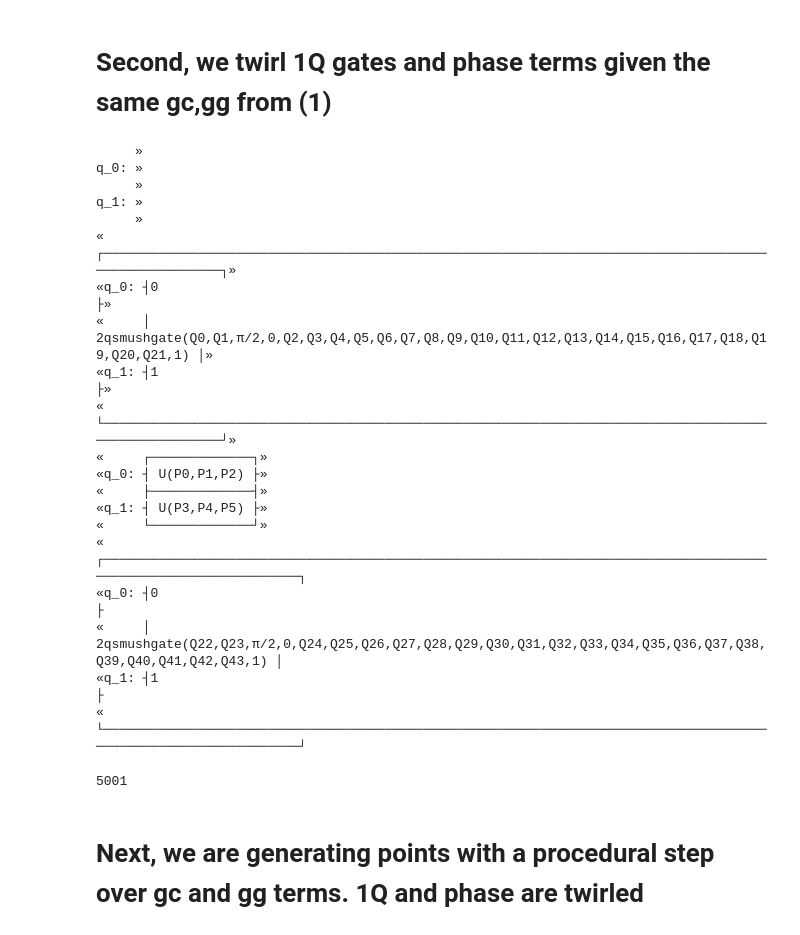
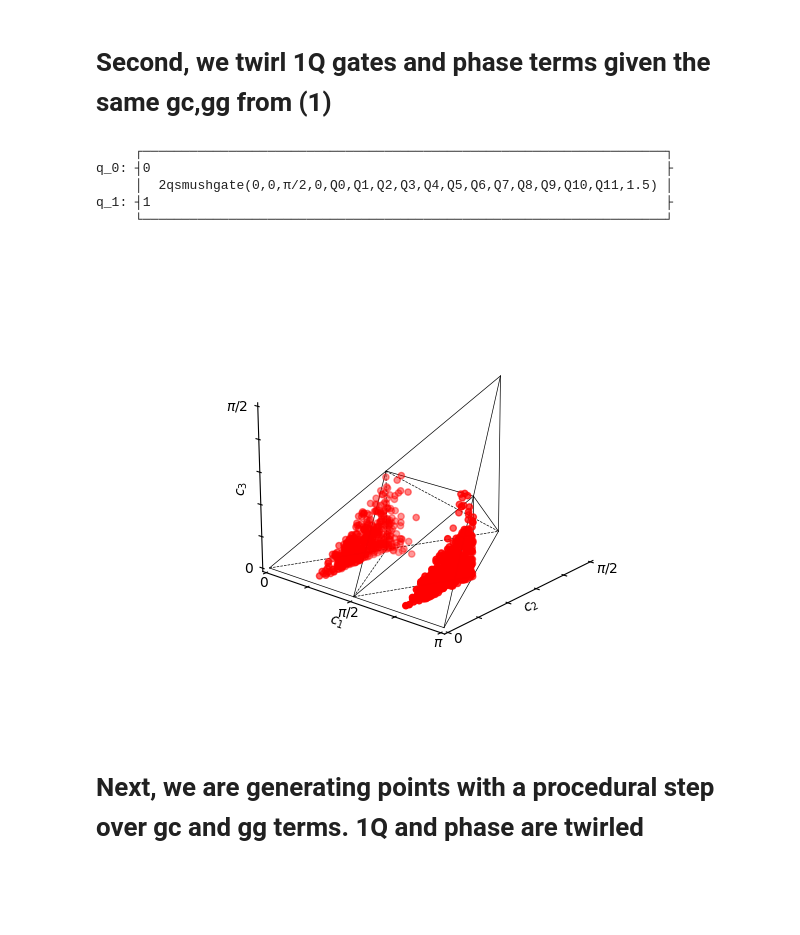
Before and after one commit to Pitt-JonesLab/slam_decomposition, a Jupyter notebook: slam/scripts/smush_volume.ipynb, the cells around one changed output. Cells and saved outputs as stored; diff of their text form; code cells hidden in the pictures; blank space fills up the shorter version.

```diff
--- a/slam/scripts/smush_volume.ipynb
+++ b/slam/scripts/smush_volume.ipynb
@@ -30,11 +30,11 @@ basis.build(1)
 #what is volume of 1.5 iswaps with smushed gates, vs 3 sqrts with out
 # can we make 1.8 pulse to 1.5 for swap
 # %%
-t = 1
-duration_1q = .1
-gc = np.pi/2
+t = 1.5
+duration_1q = .25
+gc = 1*np.pi/2
 gg = 0*np.pi/4
-bounds_1q = np.pi
+bounds_1q = 2*np.pi
 # %% [markdown]
 # First we twirl 1Q gates, gc and gg are given as parameters
 # %%
@@ -90,10 +90,14 @@ bounds_1q = np.pi
 from slam.utils.gates.custom_gates import ConversionGainSmushGate
 
 # NOTE first variable is tracking an offset (basically set it to 2 if counting the phase variables)
-p_expand = [2, round(t/duration_1q), round(t/duration_1q)]
+poffset = 0
+p_expand = [poffset, round(t/duration_1q), round(t/duration_1q)]
 # XXX turn p_expand into indices is tricky
 
-pp2 =lambda *vargs: ConversionGainSmushGate(vargs[0], vargs[1], gc, gg, vargs[2:2+round(t/duration_1q)], vargs[2+round(t/duration_1q):], t_el=t)
+if poffset == 0:
+    pp2 =lambda *vargs: ConversionGainSmushGate(0, 0, gc, gg, vargs[:round(t/duration_1q)], vargs[round(t/duration_1q):], t_el=t)
+else:
+    pp2 =lambda *vargs: ConversionGainSmushGate(vargs[0], vargs[1], gc, gg, vargs[poffset:poffset+round(t/duration_1q)], vargs[poffset+round(t/duration_1q):], t_el=t)
 #pp2 =lambda *vargs: ConversionGainSmushGate(0, 0, np.pi/2, 0, vargs[:round(t/du}ration_1q)], vargs[round(t/duration_1q):], t_el=t)
 
 # circuittemplate builds # of parameters by checking the number of parameters in the lambda function to build the gate
@@ -103,7 +107,7 @@ pp2 =lambda *vargs: ConversionGainSmushGate(vargs[0], vargs[1], gc, gg, vargs[2:
 # however, this will get really messy because we don't know which parameters are the vectors or not
 # be careful, this is going to be a mess :(
 basis = CircuitTemplateV2(n_qubits=2, base_gates=[pp2], no_exterior_1q=1, vz_only=0, param_vec_expand = p_expand)
-k=2
+k=1
 basis.build(k)
 #adding constraint of 1Q params need to be positive valued
 #this could be optional let's compare what happens if include it or not
@@ -114,51 +118,36 @@ basis.build(k)
 #basis.add_bound("Q0", 4*np.pi, 0)
 basis.circuit.draw()
 # %% [output]
-     »
-q_0: »
-     »
-q_1: »
-     »
-«     ┌─────────────────────────────────────────────────────────────────────────────────────────────────────┐»
-«q_0: ┤0                                                                                                    ├»
-«     │  2qsmushgate(Q0,Q1,π/2,0,Q2,Q3,Q4,Q5,Q6,Q7,Q8,Q9,Q10,Q11,Q12,Q13,Q14,Q15,Q16,Q17,Q18,Q19,Q20,Q21,1) │»
-«q_1: ┤1                                                                                                    ├»
-«     └─────────────────────────────────────────────────────────────────────────────────────────────────────┘»
-«     ┌─────────────┐»
-«q_0: ┤ U(P0,P1,P2) ├»
-«     ├─────────────┤»
-«q_1: ┤ U(P3,P4,P5) ├»
-«     └─────────────┘»
-«     ┌───────────────────────────────────────────────────────────────────────────────────────────────────────────────┐
-«q_0: ┤0                                                                                                              ├
-«     │  2qsmushgate(Q22,Q23,π/2,0,Q24,Q25,Q26,Q27,Q28,Q29,Q30,Q31,Q32,Q33,Q34,Q35,Q36,Q37,Q38,Q39,Q40,Q41,Q42,Q43,1) │
-«q_1: ┤1                                                                                                              ├
-«     └───────────────────────────────────────────────────────────────────────────────────────────────────────────────┘
+     ┌───────────────────────────────────────────────────────────────────┐
+q_0: ┤0                                                                  ├
+     │  2qsmushgate(0,0,π/2,0,Q0,Q1,Q2,Q3,Q4,Q5,Q6,Q7,Q8,Q9,Q10,Q11,1.5) │
+q_1: ┤1                                                                  ├
+     └───────────────────────────────────────────────────────────────────┘
 # %%
 from slam.utils.visualize import unitary_2dlist_weyl
 from qiskit.quantum_info import Operator
 from tqdm import tqdm
 # NOTE don't reset unitary list if want to stack between each K
 unitary_list = []
 # print(len(unitary_list))
 # param_list = []
 
-for i in tqdm(range(5000)):
+for i in tqdm(range(1000)):
     params = basis.parameter_guess()
     qc_init = basis.assign_Xk(params)
     unitary_list.append(Operator(qc_init).data)
     # param_list.append(params)
 
 # get this case which should be the vanilla basis gate
 params = np.array(basis.parameter_guess())*0
 qc_init = basis.assign_Xk(params)
 unitary_list.append(Operator(qc_init).data)
 # param_list.append(params)
 
 unitary_2dlist_weyl(unitary_list, c='red', no_bar=1)
 coordinate_list = list(map(lambda x: c1c2c3(x), unitary_list))
 # %% [output]
-5001
+[figure, added]
 # %%
 # coordinate_2dlist_weyl(reduced_coordinate_list, no_bar=1);
 # %%
```
Also changed, not shown: 7 other files.
